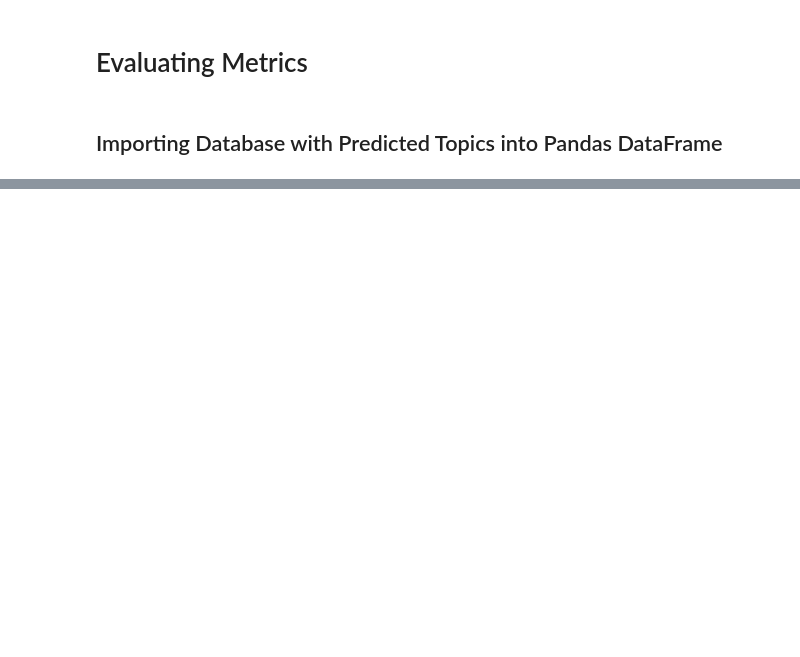
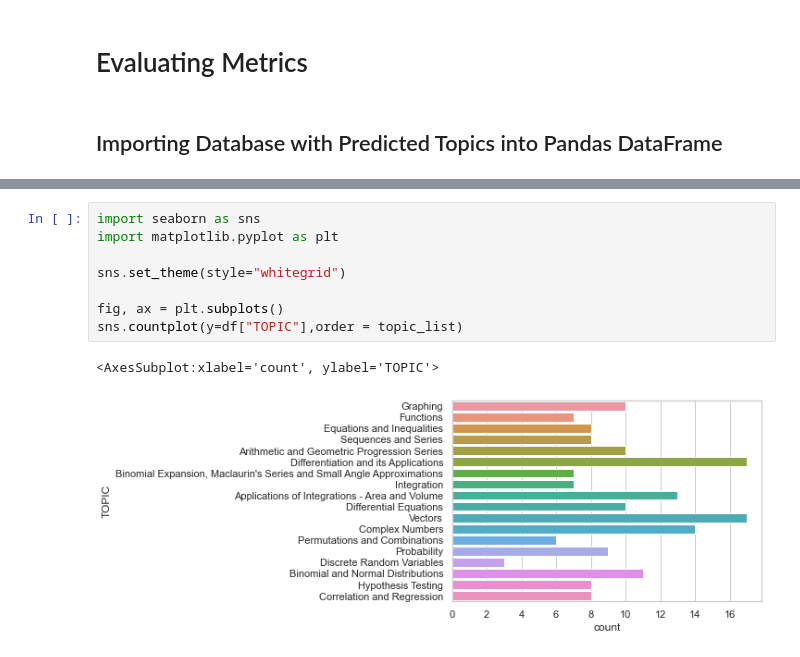
Before and after one commit to beertino/question_classifier, a Jupyter notebook: new.ipynb, the cells around one changed output, grey strips where cells are left out. Cells and saved outputs as stored; diff of their text form; blank space fills up the shorter version.

```diff
--- a/new.ipynb
+++ b/new.ipynb
@@ -397,0 +417,11 @@ ADA_TOPIC
+# %%
+import seaborn as sns
+import matplotlib.pyplot as plt
+
+sns.set_theme(style="whitegrid")
+
+fig, ax = plt.subplots()
+sns.countplot(y=df["TOPIC"],order = topic_list)
+# %% [output]
+<AxesSubplot:xlabel='count', ylabel='TOPIC'>
+[figure, added]
```
Also changed, not shown: parts of 12 cells of this notebook, 10 other files.
